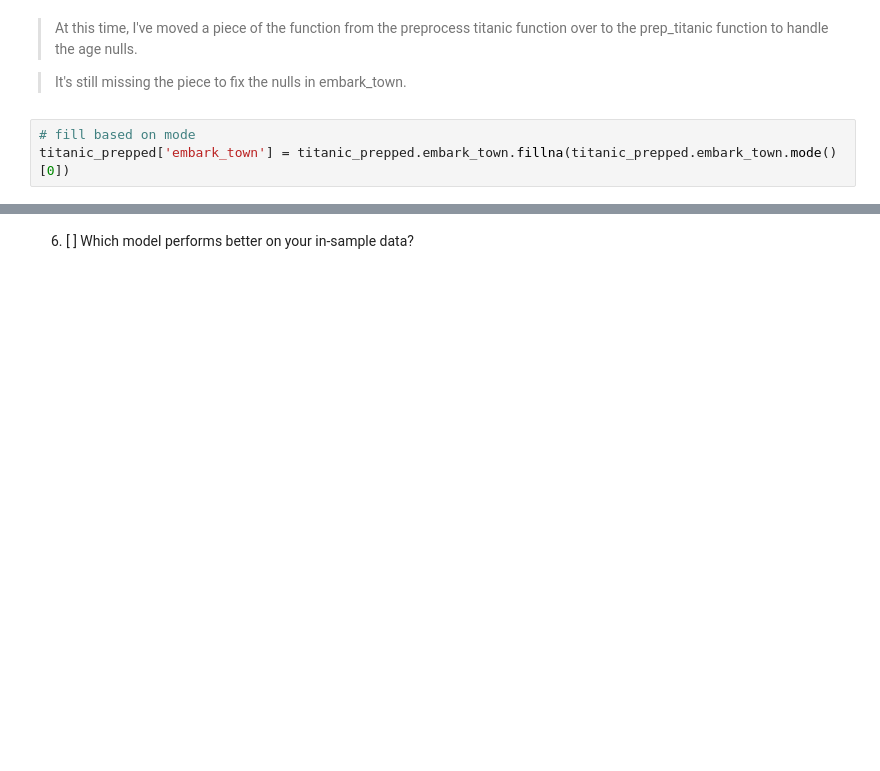
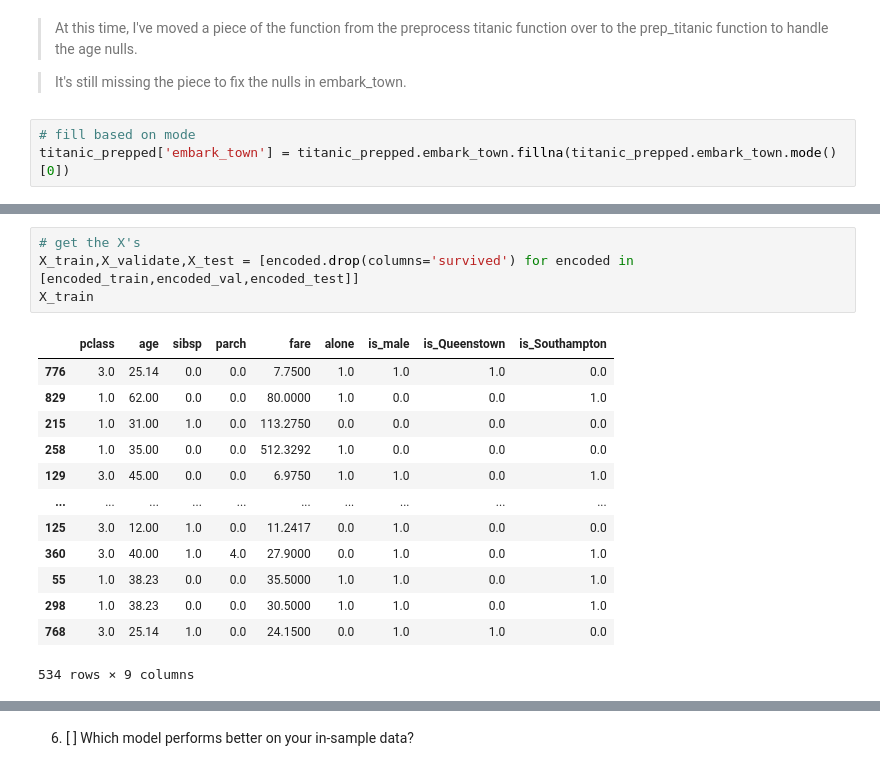
Before and after one commit to Michael-Nelson361/classification-exercises, a Jupyter notebook: decision_tree.ipynb, the cells around one changed output, grey strips where cells are left out. Cells and saved outputs as stored; diff of their text form; blank space fills up the shorter version.

```diff
--- a/decision_tree.ipynb
+++ b/decision_tree.ipynb
@@ -107,0 +130,18 @@ Name: count, dtype: int64
+# %%
+# get the X's
+X_train,X_validate,X_test = [encoded.drop(columns='survived') for encoded in [encoded_train,encoded_val,encoded_test]]
+X_train
+# %% [output]
+|  | pclass | age | sibsp | parch | fare | alone | is_male | is_Queenstown | is_Southampton |
+| 776 | 3.0 | 25.14 | 0.0 | 0.0 | 7.7500 | 1.0 | 1.0 | 1.0 | 0.0 |
+| 829 | 1.0 | 62.00 | 0.0 | 0.0 | 80.0000 | 1.0 | 0.0 | 0.0 | 1.0 |
+| 215 | 1.0 | 31.00 | 1.0 | 0.0 | 113.2750 | 0.0 | 0.0 | 0.0 | 0.0 |
+| 258 | 1.0 | 35.00 | 0.0 | 0.0 | 512.3292 | 1.0 | 0.0 | 0.0 | 0.0 |
+| 129 | 3.0 | 45.00 | 0.0 | 0.0 | 6.9750 | 1.0 | 1.0 | 0.0 | 1.0 |
+| ... | ... | ... | ... | ... | ... | ... | ... | ... | ... |
+| 125 | 3.0 | 12.00 | 1.0 | 0.0 | 11.2417 | 0.0 | 1.0 | 0.0 | 0.0 |
+| 360 | 3.0 | 40.00 | 1.0 | 4.0 | 27.9000 | 0.0 | 1.0 | 0.0 | 1.0 |
+| 55 | 1.0 | 38.23 | 0.0 | 0.0 | 35.5000 | 1.0 | 1.0 | 0.0 | 1.0 |
+| 298 | 1.0 | 38.23 | 0.0 | 0.0 | 30.5000 | 1.0 | 1.0 | 0.0 | 1.0 |
+| 768 | 3.0 | 25.14 | 1.0 | 0.0 | 24.1500 | 0.0 | 1.0 | 1.0 | 0.0 |
+534 rows × 9 columns
```
Also changed, not shown: parts of 41 cells of this notebook.
